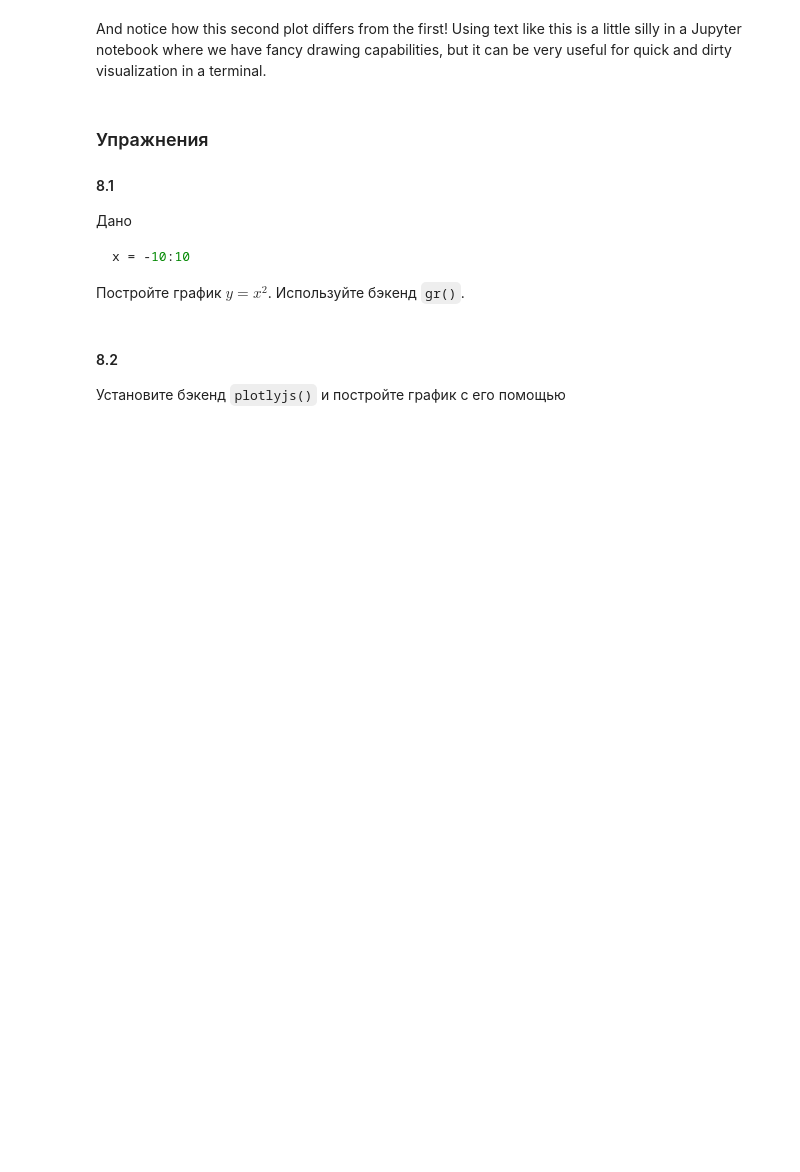
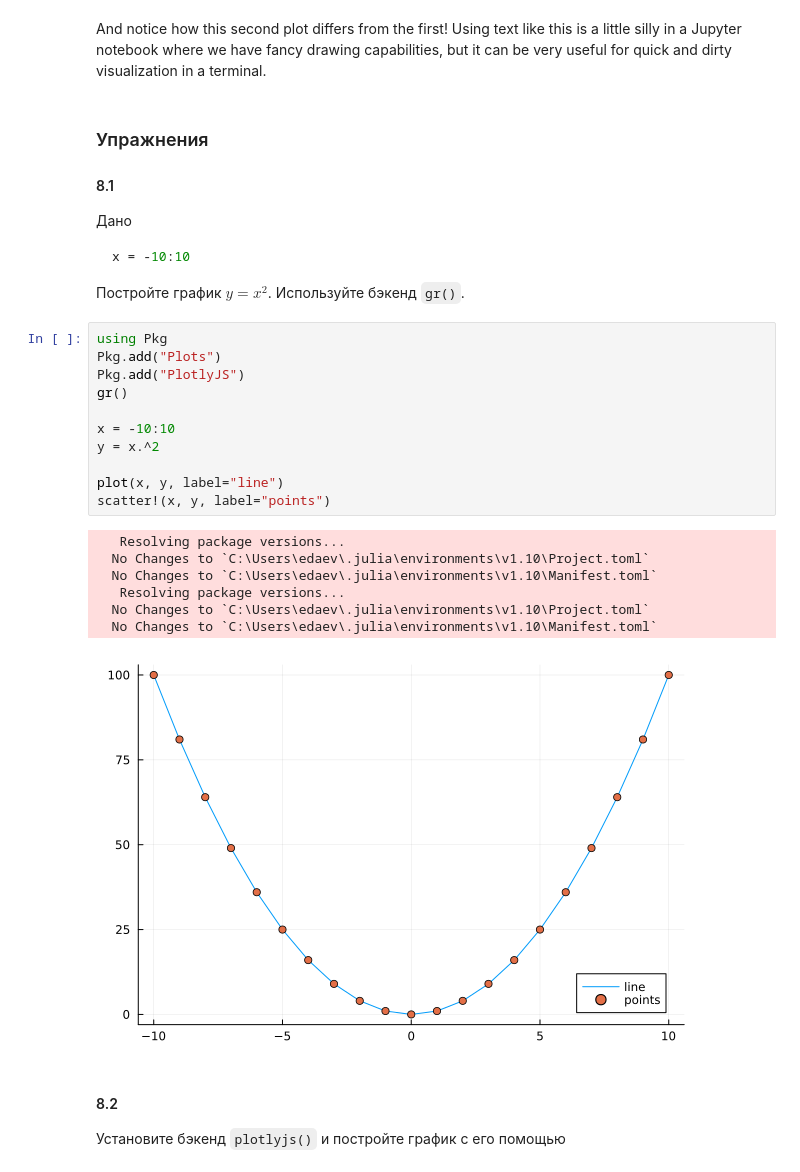
Before and after one commit to w212w/miois_lessons, a Jupyter notebook: Lesson_4/1 - Plotting.ipynb, the cells around one changed output. Drawn from its saved outputs; the diff is of its cells as text; blank space fills up the shorter version.

````diff
--- a/Lesson_4/1 - Plotting.ipynb
+++ b/Lesson_4/1 - Plotting.ipynb
@@ -84,6 +179,25 @@ And notice how this second plot differs from the first!  Using text like this is
 x = -10:10
 ```
 Постройте график $y = x^2$.  Используйте бэкенд `gr()`.
+# %%
+using Pkg
+Pkg.add("Plots")
+Pkg.add("PlotlyJS")
+gr()
+
+x = -10:10
+y = x.^2
+
+plot(x, y, label="line")
+scatter!(x, y, label="points")
+# %% [output]
+   Resolving package versions...
+  No Changes to `C:\Users\edaev\.julia\environments\v1.10\Project.toml`
+  No Changes to `C:\Users\edaev\.julia\environments\v1.10\Manifest.toml`
+   Resolving package versions...
+  No Changes to `C:\Users\edaev\.julia\environments\v1.10\Project.toml`
+  No Changes to `C:\Users\edaev\.julia\environments\v1.10\Manifest.toml`
+[figure, added]
 # %% [markdown]
 #### 8.2
 Установите бэкенд `plotlyjs()` и постройте график с его помощью
````
Also changed, not shown: parts of 12 cells of this notebook.
